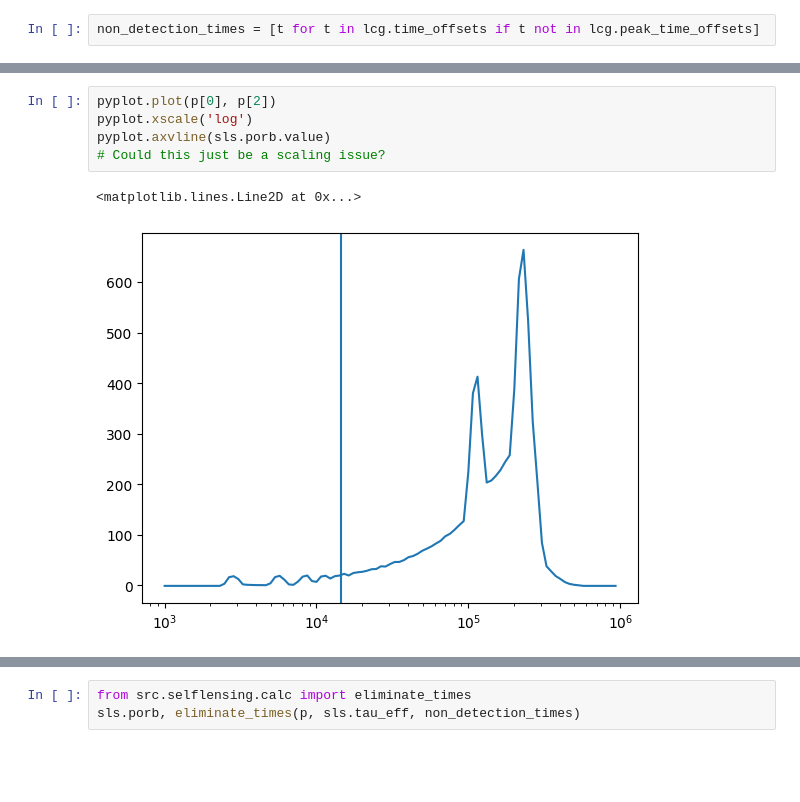
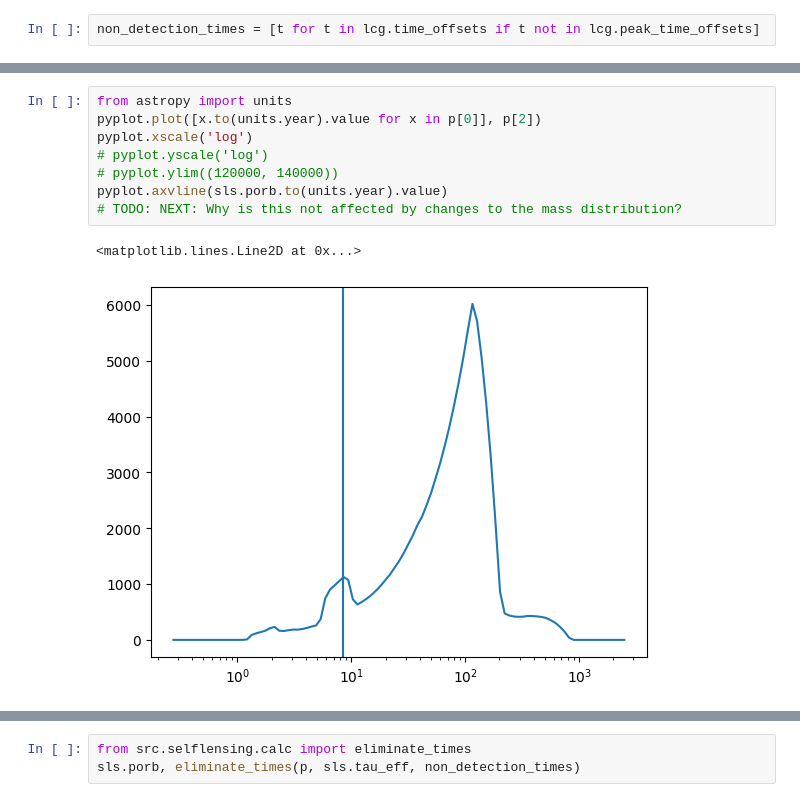
Before and after one commit to COBALT-lensing/py-self-lensing, a Jupyter notebook: demo.ipynb, the cells around one changed output, grey strips where cells are left out. Cells and saved outputs as stored; diff of their text form; blank space fills up the shorter version.

Commit message:
Another overhaul of porb estimation

```diff
--- a/demo.ipynb
+++ b/demo.ipynb
@@ -96,11 +106,14 @@ p
   np.float64(-1.0),
   np.float64(-1.0),
   np.float64(-1.0)])
-# %%
-pyplot.plot(p[0], p[2])
-pyplot.xscale('log')
-pyplot.axvline(sls.porb.value)
-# Could this just be a scaling issue?
-# %% [output]
-<matplotlib.lines.Line2D at 0x...>
-[figure, removed]
+# %%
+from astropy import units
+pyplot.plot([x.to(units.year).value for x in p[0]], p[2])
+pyplot.xscale('log')
+# pyplot.yscale('log')
+# pyplot.ylim((120000, 140000))
+pyplot.axvline(sls.porb.to(units.year).value)
+# TODO: NEXT: Why is this not affected by changes to the mass distribution?
+# %% [output]
+<matplotlib.lines.Line2D at 0x...>
+[figure, added]
```
Also changed, not shown: parts of 11 cells of this notebook, 1 other file.
